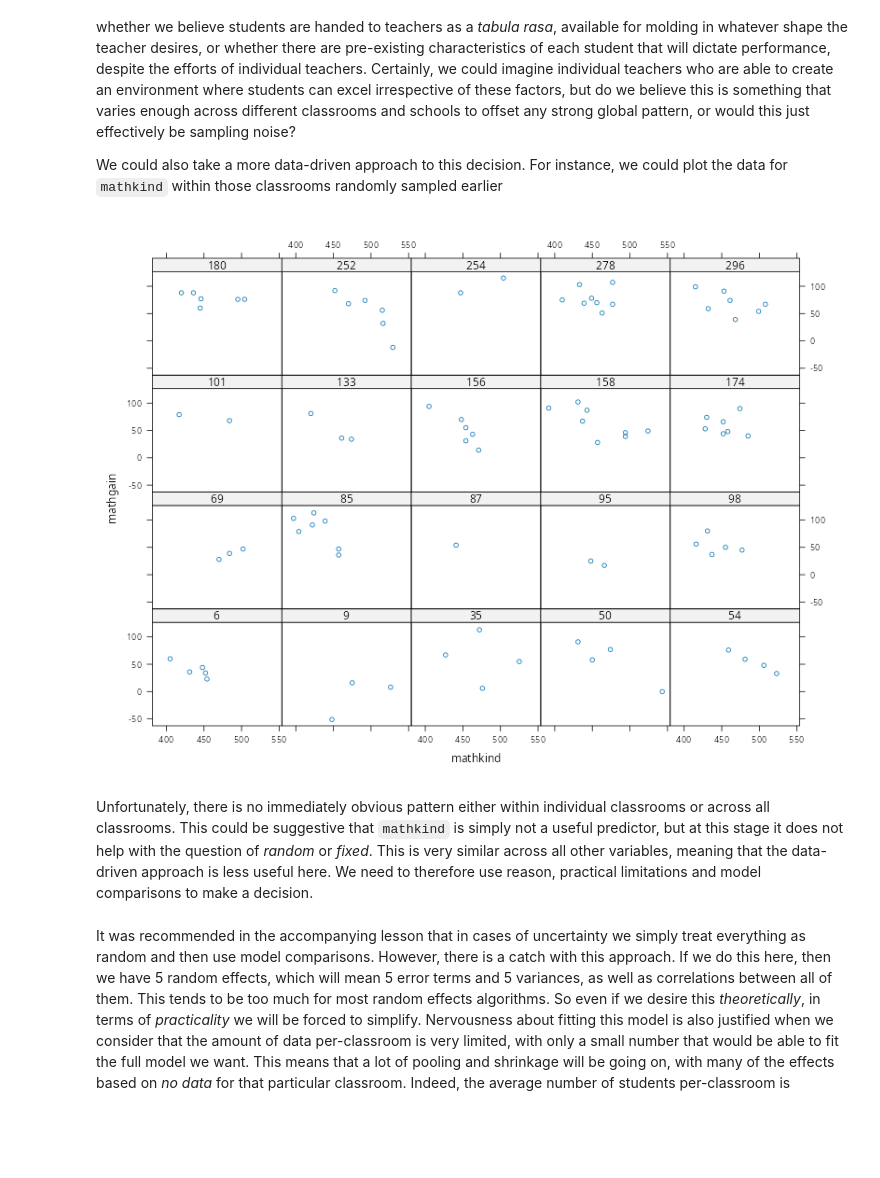
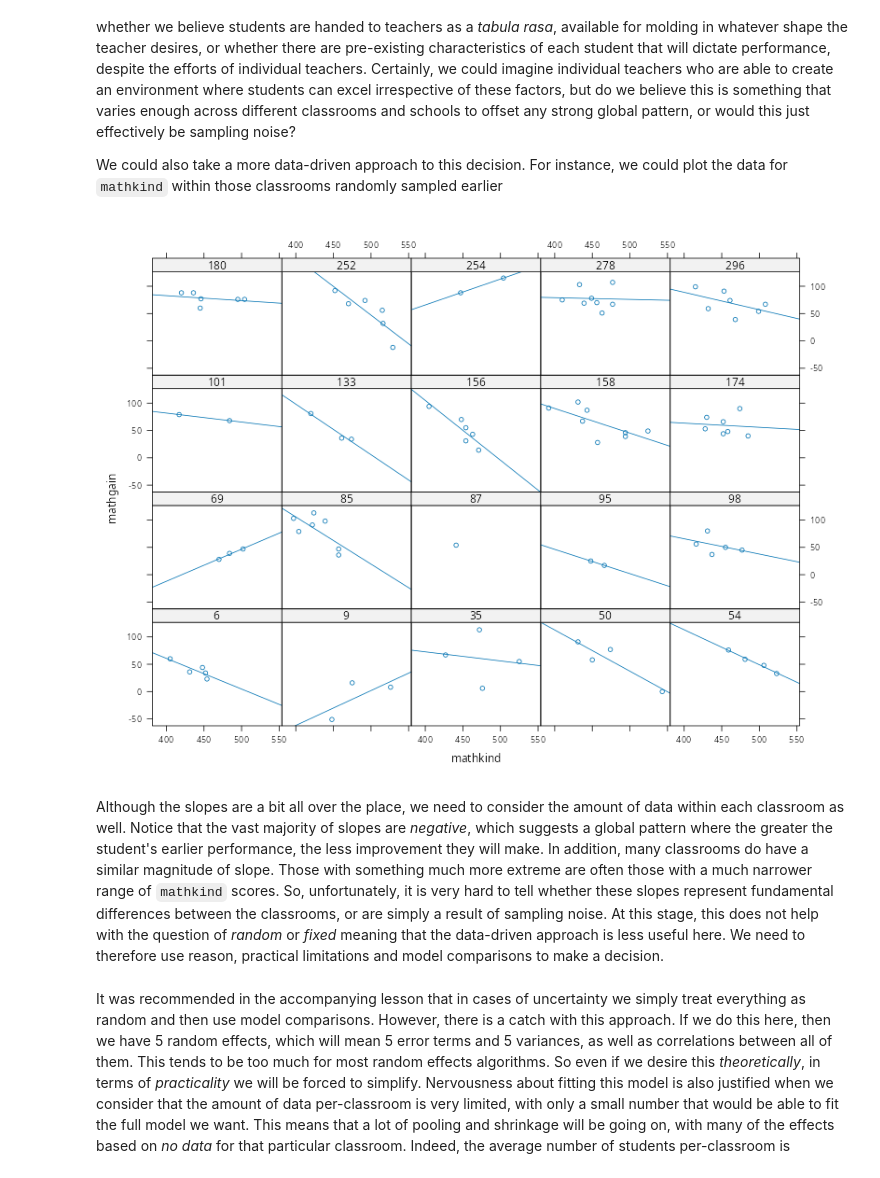
Before and after one commit to PCHN63112-Mixed-Models/mixed-effects-advanced, a Jupyter notebook: _build/jupyter_execute/workshops/school-workshop.ipynb, the cells around one changed output. Drawn from its saved outputs; the diff is of its cells as text; code cells hidden in the pictures; blank space fills up the shorter version.

```diff
--- a/_build/jupyter_execute/workshops/school-workshop.ipynb
+++ b/_build/jupyter_execute/workshops/school-workshop.ipynb
@@ -253,12 +224,12 @@ We could also take a more data-driven approach to this decision. For instance, w
 # %%
 xyplot(mathgain ~ mathkind | classid,              # x-axis=mathkind, panels=classroom
   data = subset(classroom, classid %in% keep.IDs), # only random class IDs
-  type = "p",                                      # points (not joined)
+  type = c('p','r'),                               # points and regression lines
 )
 # %% [output]
-[figure, old version]
+[figure, new version]
 # %% [markdown]
-Unfortunately, there is no immediately obvious pattern either within individual classrooms or across all classrooms. This could be suggestive that `mathkind` is simply not a useful predictor, but at this stage it does not help with the question of *random* or *fixed*. This is very similar across all other variables, meaning that the data-driven approach is less useful here. We need to therefore use reason, practical limitations and model comparisons to make a decision.
+Although the slopes are a bit all over the place, we need to consider the amount of data within each classroom as well. Notice that the vast majority of slopes are *negative*, which suggests a global pattern where the greater the student's earlier performance, the less improvement they will make. In addition, many classrooms do have a similar magnitude of slope. Those with something much more extreme are often those with a much narrower range of `mathkind` scores. So, unfortunately, it is very hard to tell whether these slopes represent fundamental differences between the classrooms, or are simply a result of sampling noise. At this stage, this does not help with the question of *random* or *fixed* meaning that the data-driven approach is less useful here. We need to therefore use reason, practical limitations and model comparisons to make a decision.
 # %% [markdown]
 
 
```
Also changed, not shown: parts of 22 cells of this notebook, 18 other files.
